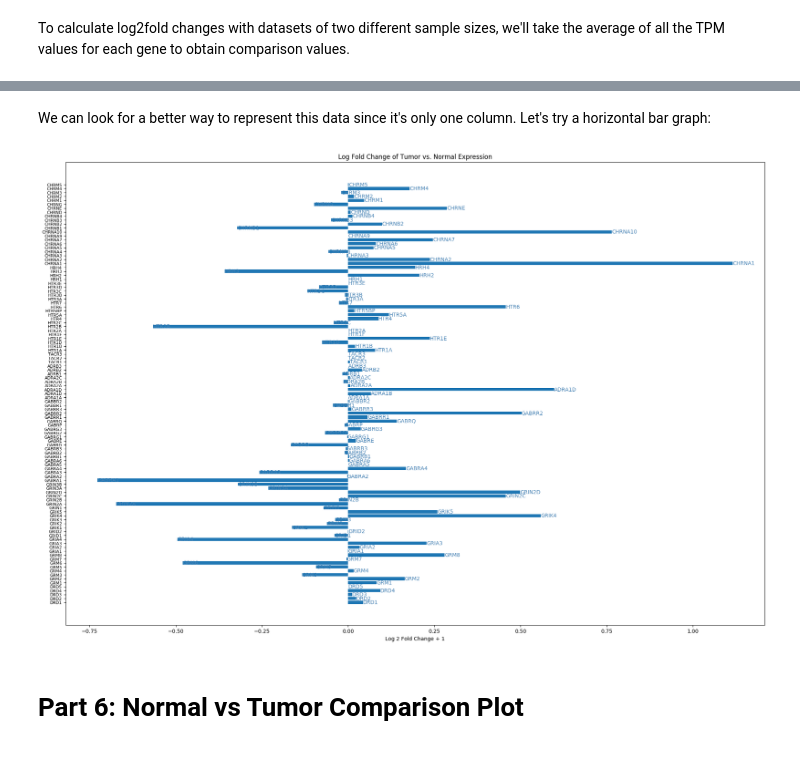
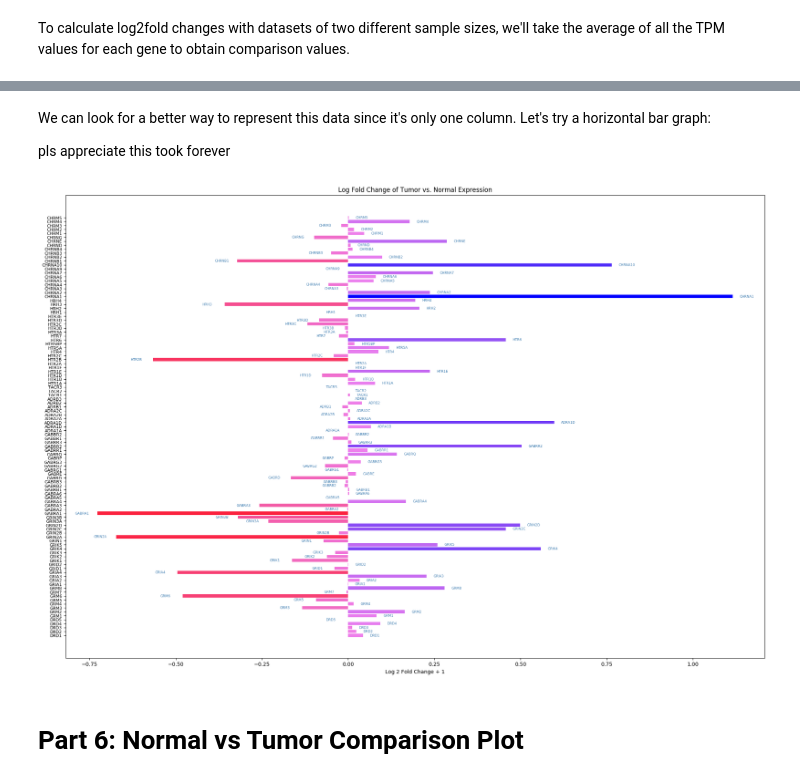
Before and after one commit to sophiaho/broad-work, a Jupyter notebook: cancer_expression_heatmap.ipynb, the cells around one changed output, grey strips where cells are left out. Drawn from its saved outputs; the diff is of its cells as text; code cells hidden in the pictures.

```diff
--- a/cancer_expression_heatmap.ipynb
+++ b/cancer_expression_heatmap.ipynb
@@ -811,37 +845,53 @@ draw_expression_heatmap(log2fold_rnaseq, log2fold_rnaseq['hgnc_symbol'].tolist()
 # %% [markdown]
 We can look for a better way to represent this data since it's only one column. Let's try a horizontal bar graph:
+
+pls appreciate this took forever
 # %%
+import matplotlib.colors as mcolors
+
 def draw_horizontal_bar_chart(table, y_axis_list):
 
     #np.random.seed(19680801)
 
     plt.rcdefaults()
     fig, ax = plt.subplots()
 
     y_pos = np.arange(len(y_axis_list))
 
+    avg_values = table['Average by gene'].astype('float')
 
-    ax.barh(y_pos, table['Log 2 Fold Change + 1'].tolist(), align='center')
+    cmap = mcolors.LinearSegmentedColormap.from_list("", ["red", "violet", "blue"])
+
+    ax.barh(y_pos, table['Average by gene'].tolist(), align='center', color=cmap((avg_values.values + 1)/(avg_values.values.max() + 1)))
     ax.set_yticks(y_pos)
     ax.set_yticklabels(y_axis_list, fontsize=8)
     ax.set_xlabel('Log 2 Fold Change + 1')
     ax.set_title('Log Fold Change of Tumor vs. Normal Expression')
 
     rects = ax.patches
 
+    for i, v in enumerate(table['Average by gene'].tolist()):
+        if v > 0:
+            ax.text(rects[i].get_width() + 0.02, i, y_axis_list[i], color='steelblue', va="center", fontsize=6.5)
+        else:
+            ax.text(rects[i].get_width() - 0.065, i, y_axis_list[i], color='steelblue', va="center", fontsize=6.5)
 
-    for i, v in enumerate(y_axis_list):
-        plt.text(rects[i].get_width(), i, v, color='steelblue', va="center")
+
+    #norm = mpl.colors.Normalize(vmin=0, vmax=1)
+
+    #mpl.colorbar.ColorbarBase(ax2, cmap=cm.RdBu, norm=norm, orientation='horizontal')
+
+    #fig.colorbar
 
     # resizing the graph
     fig = plt.gcf()
     fig.set_size_inches(24, 16)
 
     plt.show()
 
-draw_horizontal_bar_chart(log2fold_rnaseq, log2fold_rnaseq['hgnc_symbol'].tolist())
+draw_horizontal_bar_chart(log2fold_rnaseq_averaged, log2fold_rnaseq_averaged['hgnc_symbol'].tolist())
 # %% [output]
-[figure, old version]
+[figure, new version]
 # %% [markdown]
 # Part 6: Normal vs Tumor Comparison Plot
 # %% [markdown]
```
Also changed, not shown: parts of 13 cells of this notebook.
